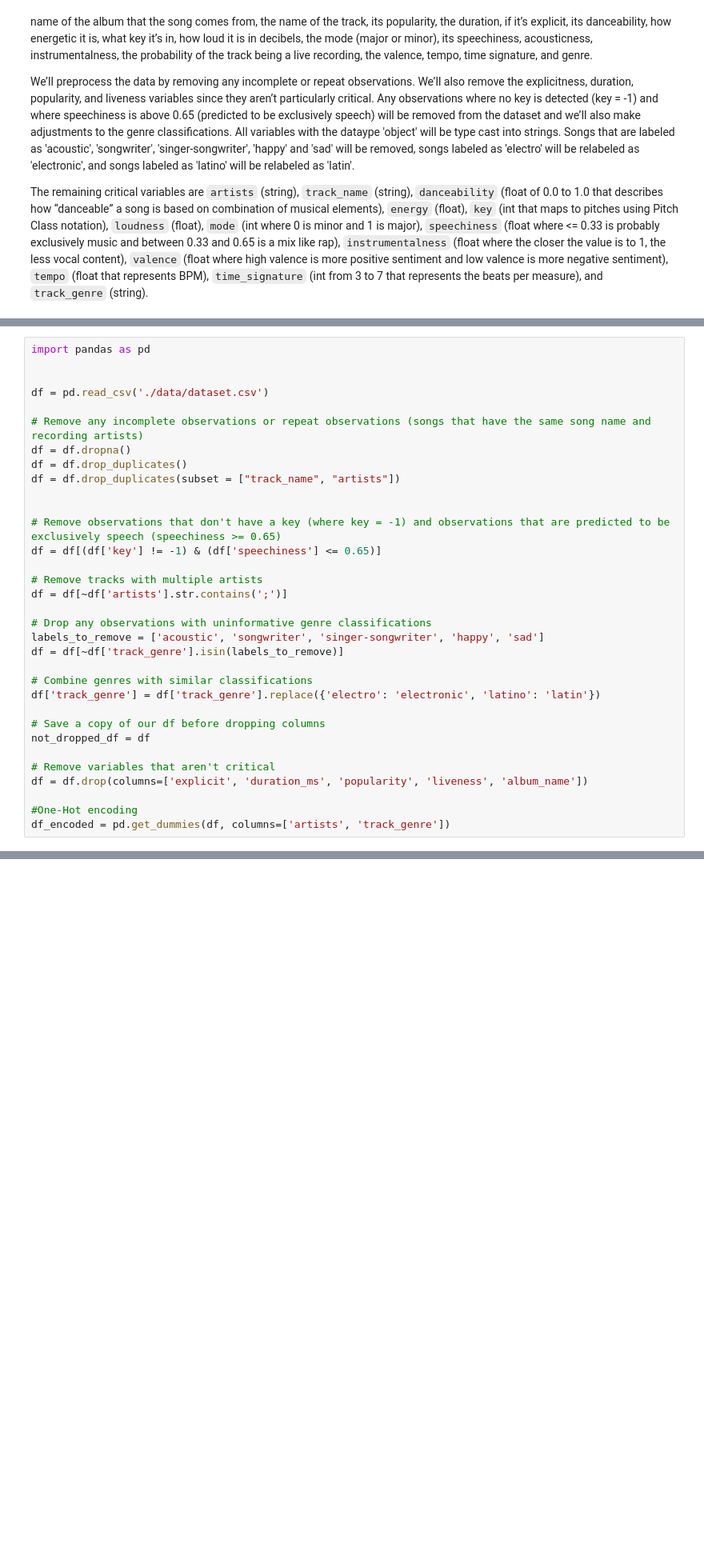
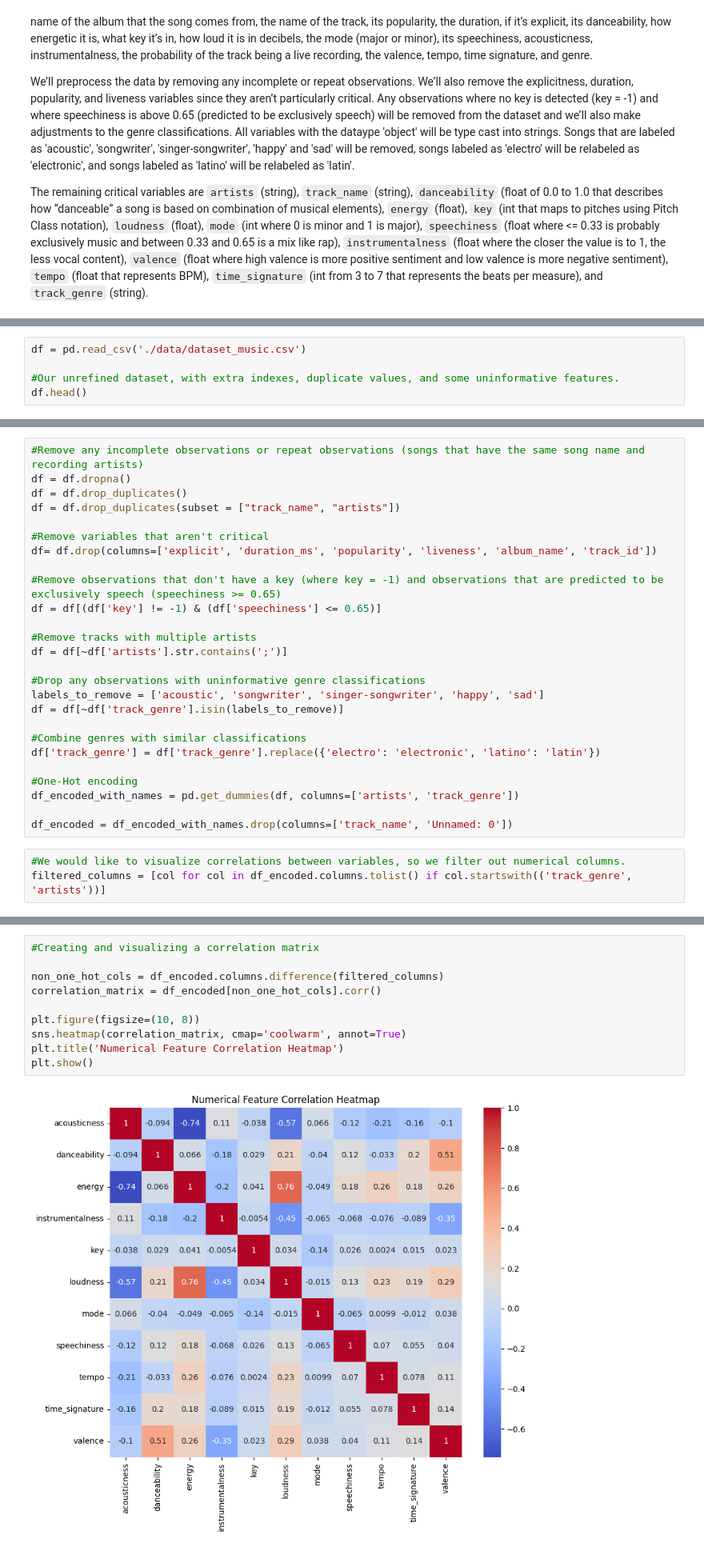
Before and after one commit to nickcamp13/cogs118b-final-project, a Jupyter notebook: FinalProject_groupXXX.ipynb, the cells around one changed output, grey strips where cells are left out. Shown at 80% size. Cells and saved outputs as stored; diff of their text form; blank space fills up the shorter version.

Commit message:
added code to data and results section

```diff
--- a/FinalProject_groupXXX.ipynb
+++ b/FinalProject_groupXXX.ipynb
@@ -54,0 +54,5 @@ The remaining critical variables are `artists` (string), `track_name` (string),
+# %%
+df = pd.read_csv('./data/dataset_music.csv')
+
+#Our unrefined dataset, with extra indexes, duplicate values, and some uninformative features.
+df.head()
@@ -55,33 +69,29 @@ The remaining critical variables are `artists` (string), `track_name` (string),
 # %%
-import pandas as pd
-
-
-df = pd.read_csv('./data/dataset.csv')
-
-# Remove any incomplete observations or repeat observations (songs that have the same song name and recording artists)
+#Remove any incomplete observations or repeat observations (songs that have the same song name and recording artists)
 df = df.dropna()
 df = df.drop_duplicates()
 df = df.drop_duplicates(subset = ["track_name", "artists"])
 
+#Remove variables that aren't critical
+df= df.drop(columns=['explicit', 'duration_ms', 'popularity', 'liveness', 'album_name', 'track_id'])
 
-# Remove observations that don't have a key (where key = -1) and observations that are predicted to be exclusively speech (speechiness >= 0.65)
+#Remove observations that don't have a key (where key = -1) and observations that are predicted to be exclusively speech (speechiness >= 0.65)
 df = df[(df['key'] != -1) & (df['speechiness'] <= 0.65)]
 
-# Remove tracks with multiple artists
+#Remove tracks with multiple artists
 df = df[~df['artists'].str.contains(';')]
 
-# Drop any observations with uninformative genre classifications
+#Drop any observations with uninformative genre classifications
 labels_to_remove = ['acoustic', 'songwriter', 'singer-songwriter', 'happy', 'sad']
 df = df[~df['track_genre'].isin(labels_to_remove)]
 
-# Combine genres with similar classifications
+#Combine genres with similar classifications
 df['track_genre'] = df['track_genre'].replace({'electro': 'electronic', 'latino': 'latin'})
 
-# Save a copy of our df before dropping columns
-not_dropped_df = df
+#One-Hot encoding
+df_encoded_with_names = pd.get_dummies(df, columns=['artists', 'track_genre'])
 
-# Remove variables that aren't critical
-df = df.drop(columns=['explicit', 'duration_ms', 'popularity', 'liveness', 'album_name'])
-
-#One-Hot encoding
-df_encoded = pd.get_dummies(df, columns=['artists', 'track_genre'])
+df_encoded = df_encoded_with_names.drop(columns=['track_name', 'Unnamed: 0'])
+# %%
+#We would like to visualize correlations between variables, so we filter out numerical columns.
+filtered_columns = [col for col in df_encoded.columns.tolist() if col.startswith(('track_genre', 'artists'))]
@@ -87,0 +100,12 @@ df_encoded = pd.get_dummies(df, columns=['artists', 'track_genre'])
+# %%
+#Creating and visualizing a correlation matrix
+
+non_one_hot_cols = df_encoded.columns.difference(filtered_columns)
+correlation_matrix = df_encoded[non_one_hot_cols].corr()
+
+plt.figure(figsize=(10, 8))
+sns.heatmap(correlation_matrix, cmap='coolwarm', annot=True)
+plt.title('Numerical Feature Correlation Heatmap')
+plt.show()
+# %% [output]
+[figure, added]
```
Also changed, not shown: parts of 58 cells of this notebook, 2 other files.
